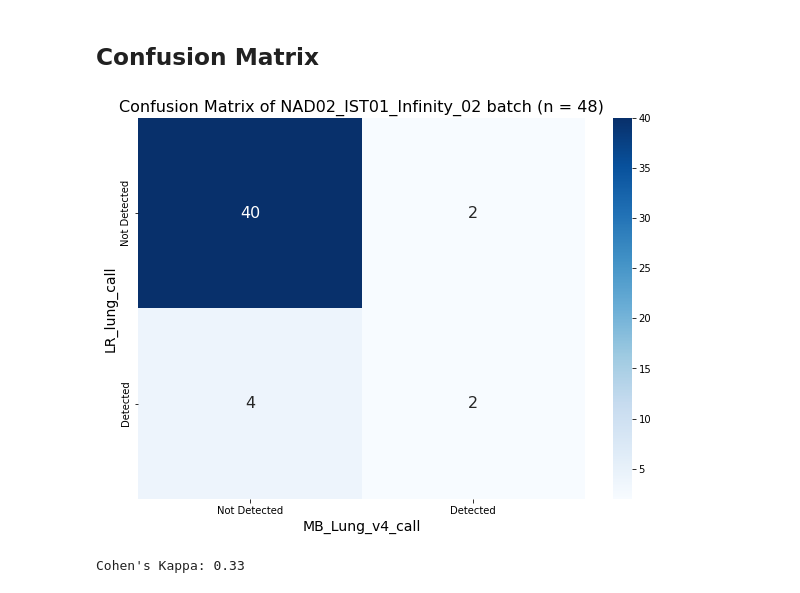
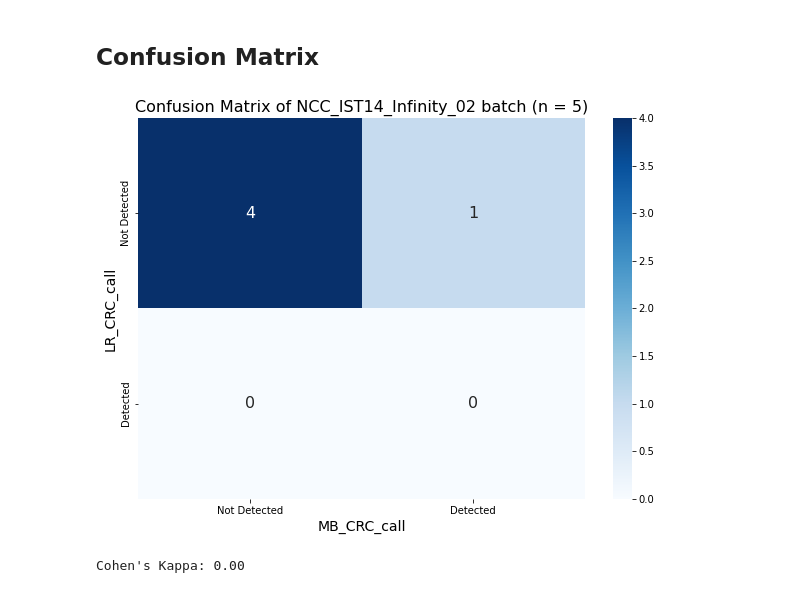
Before and after one commit to gh-hazhang/scripts, a Jupyter notebook: NCC_IST14_Infinity_02_MRD_MB_CRC_call_replacement_MRD_02272024.ipynb, the cells around one changed output. Cells and saved outputs as stored; diff of their text form; code cells hidden in the pictures.

```diff
--- a/NCC_IST14_Infinity_02_MRD_MB_CRC_call_replacement_MRD_02272024.ipynb
+++ b/NCC_IST14_Infinity_02_MRD_MB_CRC_call_replacement_MRD_02272024.ipynb
@@ -242,6 +244,11 @@ df_NCC_MRD_3 = df_NCC_MRD_2.copy()
 process_samples(df_NCC_MRD_3, script_dir, param_path, output_dir)
 # %%
 #retreive and incoporate forced_TF results into the currect data. The algorithm is designed based on LR model so I choose CRC forced_TF
+script_dir = f"{work_dir}/Forced_TF"
+param_path = "/ghsfa/projects/omni_v2/users/schen/epigen/pan-cancer-tf/params/tumor-fraction-model"
+output_dir = script_dir
+df_NCC_MRD_3 = df_NCC_MRD_2.copy()
+
 df_NCC_MRD_3["pred_frac_force"] = np.nan
 
 for index, row in df_NCC_MRD_3.iterrows():
@@ -362,20 +499,27 @@ fig.show()
 # %%
 import plotly.graph_objects as go
-#For batch NAD02_IST01_Infinity_01
+
+#drop the duplications
+df_NCC_MRD_plot = df_NCC_MRD_update.drop_duplicates(subset=["GHSampleID"])
+
+#drop the failed samples based on column "ctDNA_detected"
+df_NCC_MRD_plot = df_NCC_MRD_plot.dropna(subset=['ctDNA_detected'])
+print(df_NCC_MRD_plot.shape)
+print(df_NCC_MRD_plot.shape)
 
 #rename the columns to indicate the caller name
-df_NAD_01_mrd_final = df_NAD_01_mrd_final.rename(columns={"ctDNA_detected": "LR_lung_call", "MB_Lung_v4_call": "MB_Lung_v4_call"})
+df_NCC_MRD_plot = df_NCC_MRD_plot.rename(columns={"ctDNA_detected": "LR_CRC_call", "MB_CRC_call": "MB_CRC_call"})
 
 # Prepare the data for the alluvial plot
-df_methods = df_NAD_01_mrd_final[["LR_lung_call", "MB_Lung_v4_call"]]
-df_methods['LR_lung_call'] = df_methods['LR_lung_call'].apply(lambda x: 'Positive' if x == 'Detected' else 'Negative')
-df_methods['MB_Lung_v4_call'] = df_methods['MB_Lung_v4_call'].apply(lambda x: 'Positive' if x == 'Detected' else 'Negative')
+df_methods = df_NCC_MRD_plot[["LR_CRC_call", "MB_CRC_call"]]
+df_methods['LR_CRC_call'] = df_methods['LR_CRC_call'].apply(lambda x: 'Positive' if x == 'Detected' else 'Negative')
+df_methods['MB_CRC_call'] = df_methods['MB_CRC_call'].apply(lambda x: 'Positive' if x == 'Detected' else 'Negative')
 
 # Calculate the counts
-lr_positive_mb_negative = len(df_methods[(df_methods['LR_lung_call'] == 'Positive') & (df_methods['MB_Lung_v4_call'] == 'Negative')])
-lr_negative_mb_positive = len(df_methods[(df_methods['LR_lung_call'] == 'Negative') & (df_methods['MB_Lung_v4_call'] == 'Positive')])
-both_positive = len(df_methods[(df_methods['LR_lung_call'] == 'Positive') & (df_methods['MB_Lung_v4_call'] == 'Positive')])
-both_negative = len(df_methods[(df_methods['LR_lung_call'] == 'Negative') & (df_methods['MB_Lung_v4_call'] == 'Negative')])
+lr_positive_mb_negative = len(df_methods[(df_methods['LR_CRC_call'] == 'Positive') & (df_methods['MB_CRC_call'] == 'Negative')])
+lr_negative_mb_positive = len(df_methods[(df_methods['LR_CRC_call'] == 'Negative') & (df_methods['MB_CRC_call'] == 'Positive')])
+both_positive = len(df_methods[(df_methods['LR_CRC_call'] == 'Positive') & (df_methods['MB_CRC_call'] == 'Positive')])
+both_negative = len(df_methods[(df_methods['LR_CRC_call'] == 'Negative') & (df_methods['MB_CRC_call'] == 'Negative')])
 
 # Define a minimum visual threshold for the line width
 min_visual_threshold = 20  # Adjust this value as needed for visibility
@@ -425,30 +572,30 @@ fig.show()
 # %%
 #For batch NAD02_IST01_Infinity_02
 
 from sklearn.metrics import confusion_matrix, cohen_kappa_score
 
 # Mapping "Detected" to 1 and "Not Detected" to 0
-df_NAD_mrd_final['LR_lung_call_mapped'] = df_NAD_mrd_final['LR_lung_call'].map({"Detected": 1, "Not Detected": 0})
-df_NAD_mrd_final['MB_Lung_v4_call_mapped'] = df_NAD_mrd_final['MB_Lung_v4_call'].map({"Detected": 1, "Not Detected": 0})
+df_NCC_MRD_plot['LR_lung_call_mapped'] = df_NCC_MRD_plot['LR_CRC_call'].map({"Detected": 1, "Not Detected": 0})
+df_NCC_MRD_plot['MB_Lung_v4_call_mapped'] = df_NCC_MRD_plot['MB_CRC_call'].map({"Detected": 1, "Not Detected": 0})
 
 # Extracting the values for confusion matrix calculation
-y_true = df_NAD_mrd_final['LR_lung_call_mapped'].values
-y_pred = df_NAD_mrd_final['MB_Lung_v4_call_mapped'].values
+y_true = df_NCC_MRD_plot['LR_lung_call_mapped'].values
+y_pred = df_NCC_MRD_plot['MB_Lung_v4_call_mapped'].values
 
 # Generating the confusion matrix
 cm = confusion_matrix(y_true, y_pred)
 
 # Plotting the confusion matrix
 plt.figure(figsize=(10, 7))
 sns.heatmap(cm, annot=True, fmt="d", cmap="Blues", xticklabels=["Not Detected", "Detected"], yticklabels=["Not Detected", "Detected"], annot_kws={"size": 16})
-plt.xlabel('MB_Lung_v4_call', fontsize=14)
-plt.ylabel('LR_lung_call', fontsize=14)
-plt.title('Confusion Matrix of NAD02_IST01_Infinity_02 batch (n = 48)', fontsize=16)
+plt.xlabel('MB_CRC_call', fontsize=14)
+plt.ylabel('LR_CRC_call', fontsize=14)
+plt.title('Confusion Matrix of NCC_IST14_Infinity_02 batch (n = 5)', fontsize=16)
 plt.show()
 
 # Calculating and printing Cohen's Kappa
 kappa = cohen_kappa_score(y_true, y_pred)
 print(f"Cohen's Kappa: {kappa:.2f}")
 # %% [output]
-[figure, old version]
+[figure, new version]
-Cohen's Kappa: 0.33
+Cohen's Kappa: 0.00
```
Also changed, not shown: parts of 8 cells of this notebook, 5 other files.
